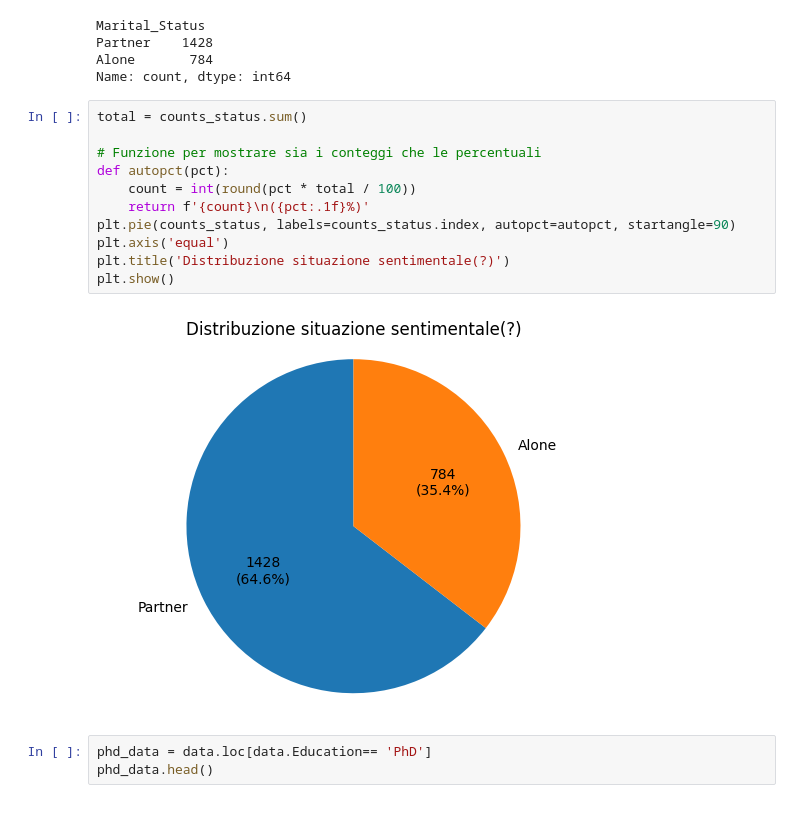
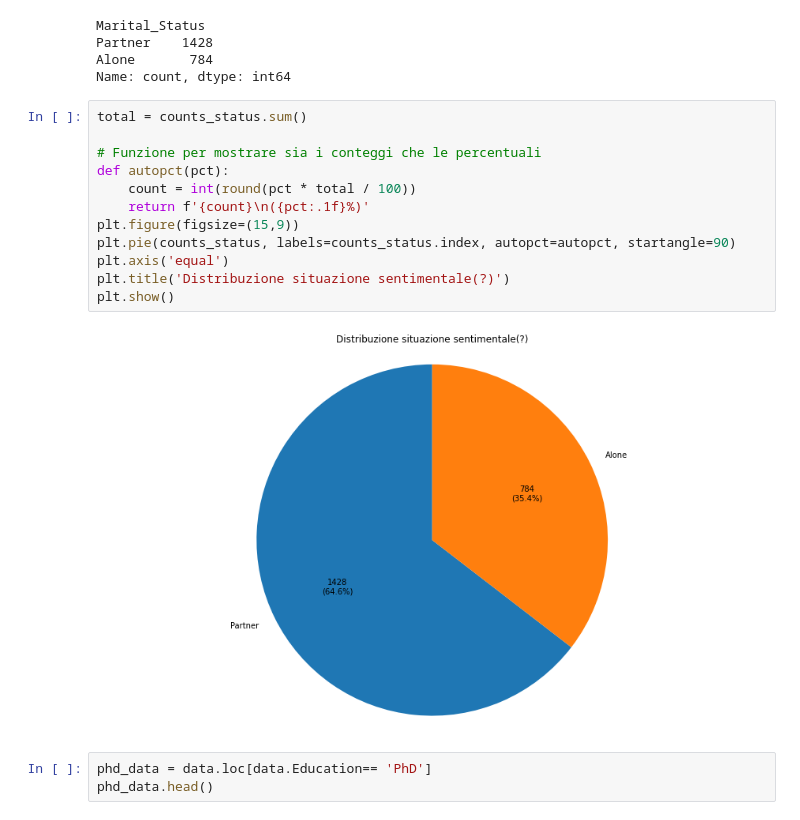
Before and after one commit to nicolaronchini/Clustering, a Jupyter notebook: clustering.ipynb, the cells around one changed output. Saved outputs shown, nothing was run; the diff lists cells and outputs as text.

```diff
--- a/clustering.ipynb
+++ b/clustering.ipynb
@@ -118,16 +118,17 @@ Name: count, dtype: int64
 # %%
 total = counts_status.sum()
 
 # Funzione per mostrare sia i conteggi che le percentuali
 def autopct(pct):
     count = int(round(pct * total / 100))
     return f'{count}\n({pct:.1f}%)'
+plt.figure(figsize=(15,9))
 plt.pie(counts_status, labels=counts_status.index, autopct=autopct, startangle=90)
 plt.axis('equal')
 plt.title('Distribuzione situazione sentimentale(?)')
 plt.show()
 # %% [output]
-[figure, old version]
+[figure, new version]
 # %%
 phd_data = data.loc[data.Education== 'PhD']
 phd_data.head()
```
Also changed, not shown: parts of 20 cells of this notebook.
